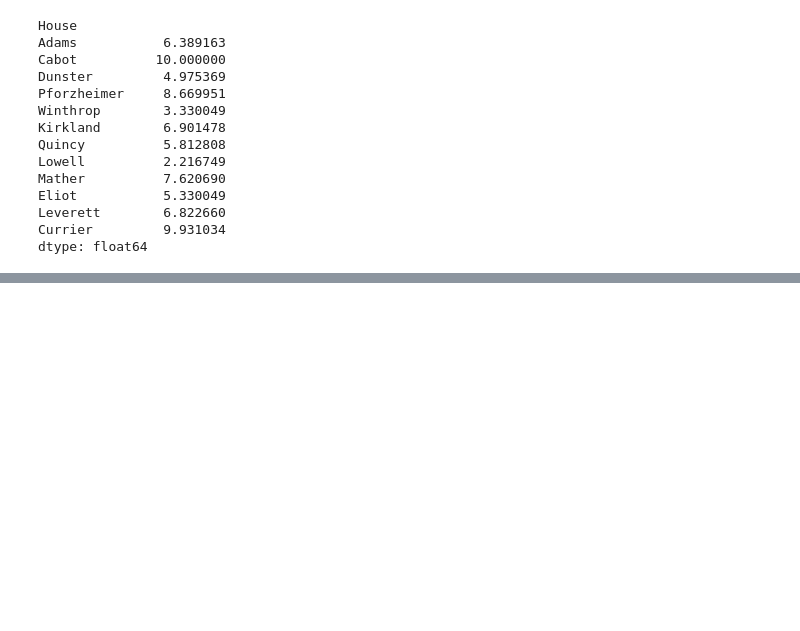
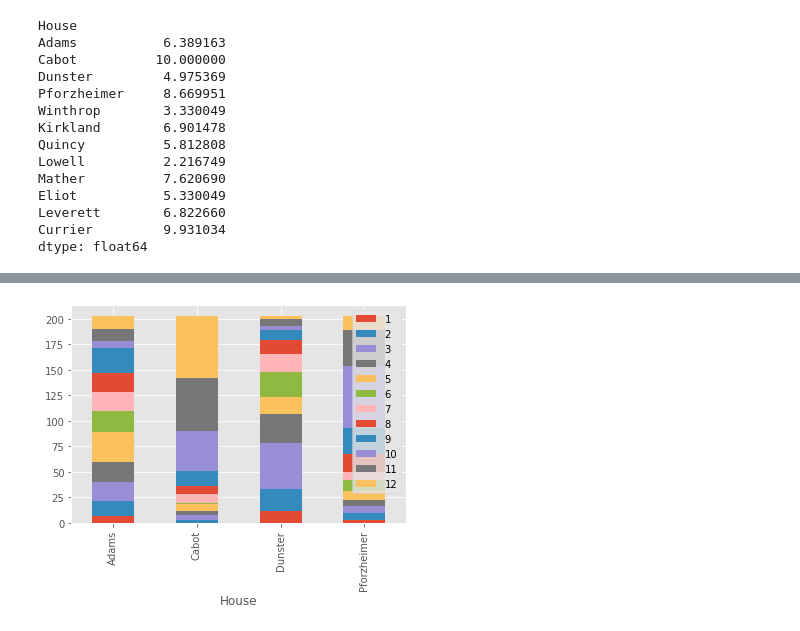
Before and after one commit to HarvardOpenData/numpy-pandas-bootcamp, a Jupyter notebook: numpy_pandas_solutions.ipynb, the cells around one changed output, grey strips where cells are left out. Cells and saved outputs as stored; diff of their text form; code cells hidden in the pictures; blank space fills up the shorter version.

```diff
--- a/numpy_pandas_solutions.ipynb
+++ b/numpy_pandas_solutions.ipynb
@@ -464,0 +498,5 @@ import matplotlib
+# %%
+matplotlib.style.use('ggplot')
+rankings[0:4].plot.bar(stacked=True);
+# %% [output]
+[figure, added]
```
Also changed, not shown: parts of 39 cells of this notebook, 1 other file.
